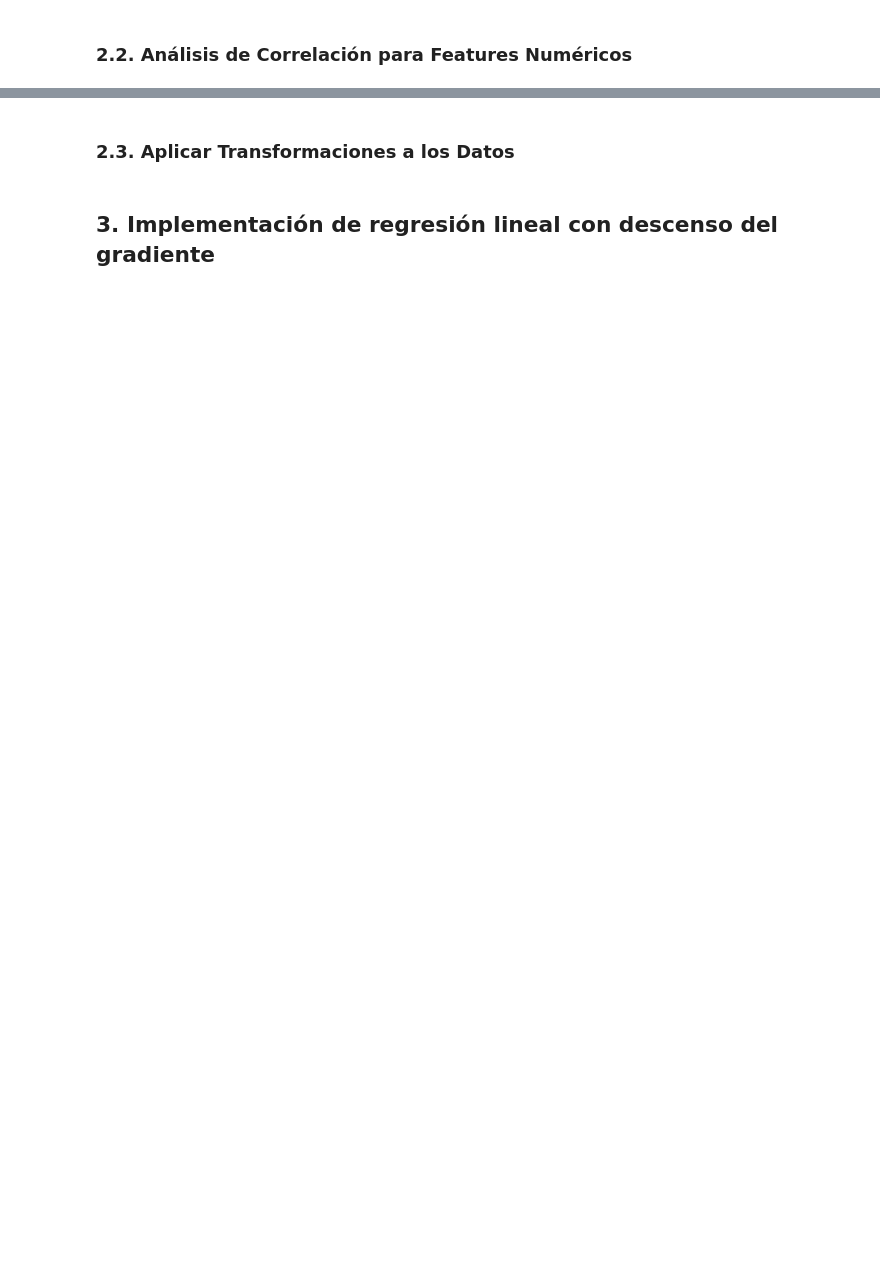
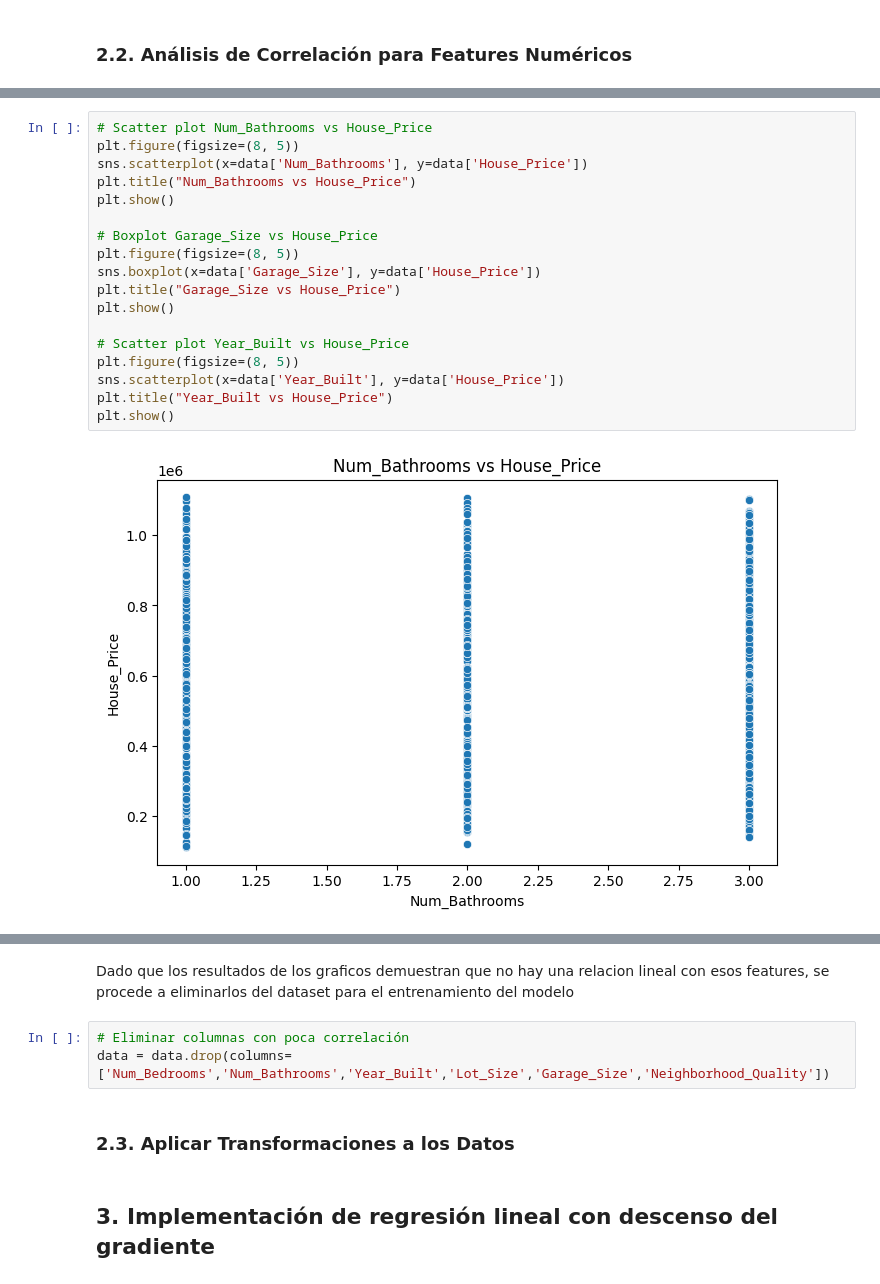
Before and after one commit to XoulEater/Tarea_1_IA, a Jupyter notebook: main.ipynb, the cells around one changed output, grey strips where cells are left out. Drawn from its saved outputs; the diff is of its cells as text; blank space fills up the shorter version.

```diff
--- a/main.ipynb
+++ b/main.ipynb
@@ -33,0 +140,20 @@ ValueError: Unsupported file extension: ''. Supported file extensions are: .csv,
+# %%
+# Scatter plot Num_Bathrooms vs House_Price
+plt.figure(figsize=(8, 5))
+sns.scatterplot(x=data['Num_Bathrooms'], y=data['House_Price'])
+plt.title("Num_Bathrooms vs House_Price")
+plt.show()
+
+# Boxplot Garage_Size vs House_Price
+plt.figure(figsize=(8, 5))
+sns.boxplot(x=data['Garage_Size'], y=data['House_Price'])
+plt.title("Garage_Size vs House_Price")
+plt.show()
+
+# Scatter plot Year_Built vs House_Price
+plt.figure(figsize=(8, 5))
+sns.scatterplot(x=data['Year_Built'], y=data['House_Price'])
+plt.title("Year_Built vs House_Price")
+plt.show()
+# %% [output]
+[figure, added]
@@ -34,3 +162,8 @@ ValueError: Unsupported file extension: ''. Supported file extensions are: .csv,
+# %% [markdown]
+Dado que los resultados de los graficos demuestran que no hay una relacion lineal con esos features, se procede a eliminarlos del dataset para el entrenamiento del modelo
+# %%
+# Eliminar columnas con poca correlación
+data = data.drop(columns=['Num_Bedrooms','Num_Bathrooms','Year_Built','Lot_Size','Garage_Size','Neighborhood_Quality'])
 # %% [markdown]
 ### 2.3. Aplicar Transformaciones a los Datos
 # %% [markdown]
```
Also changed, not shown: parts of 19 cells of this notebook.
